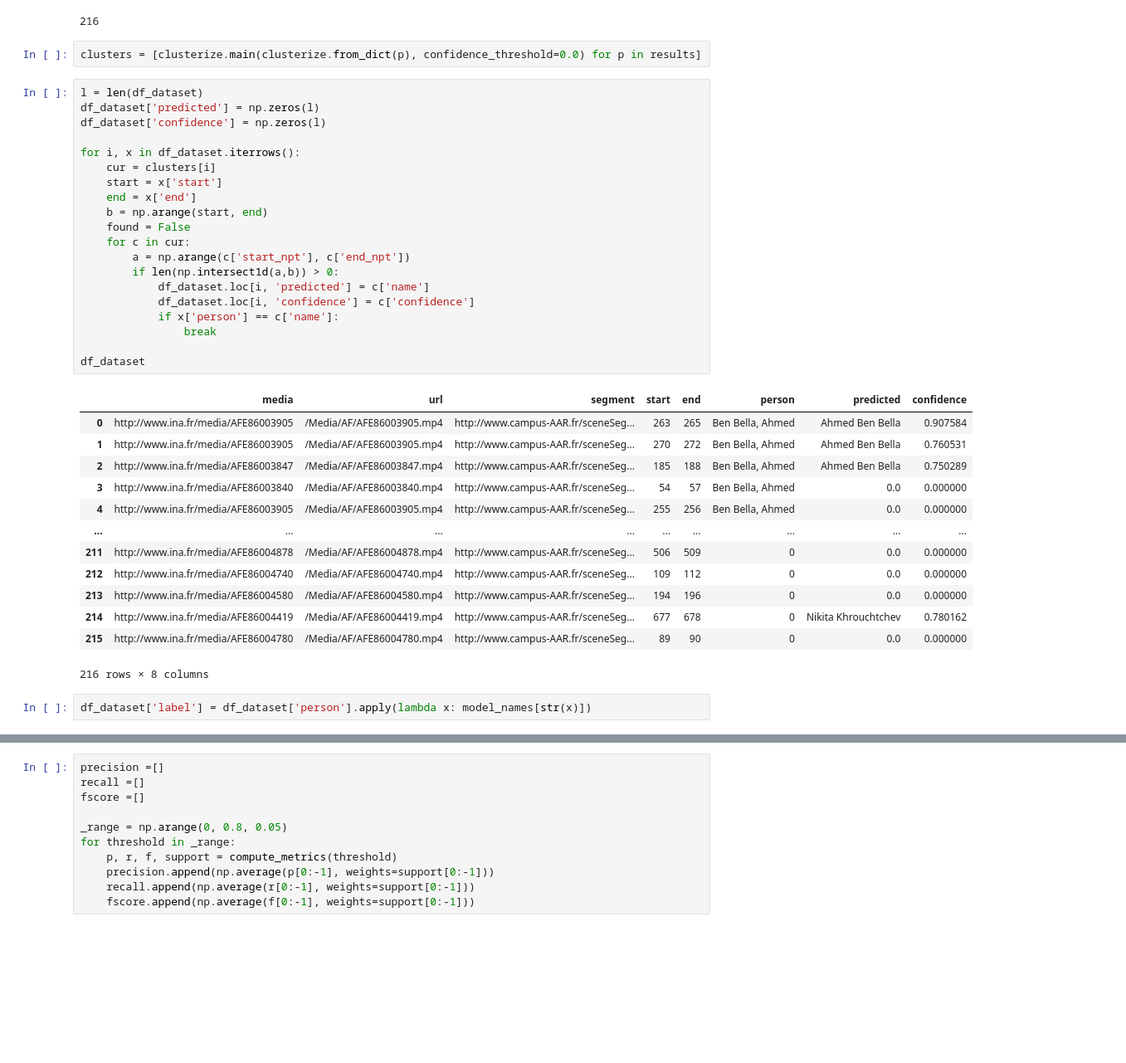
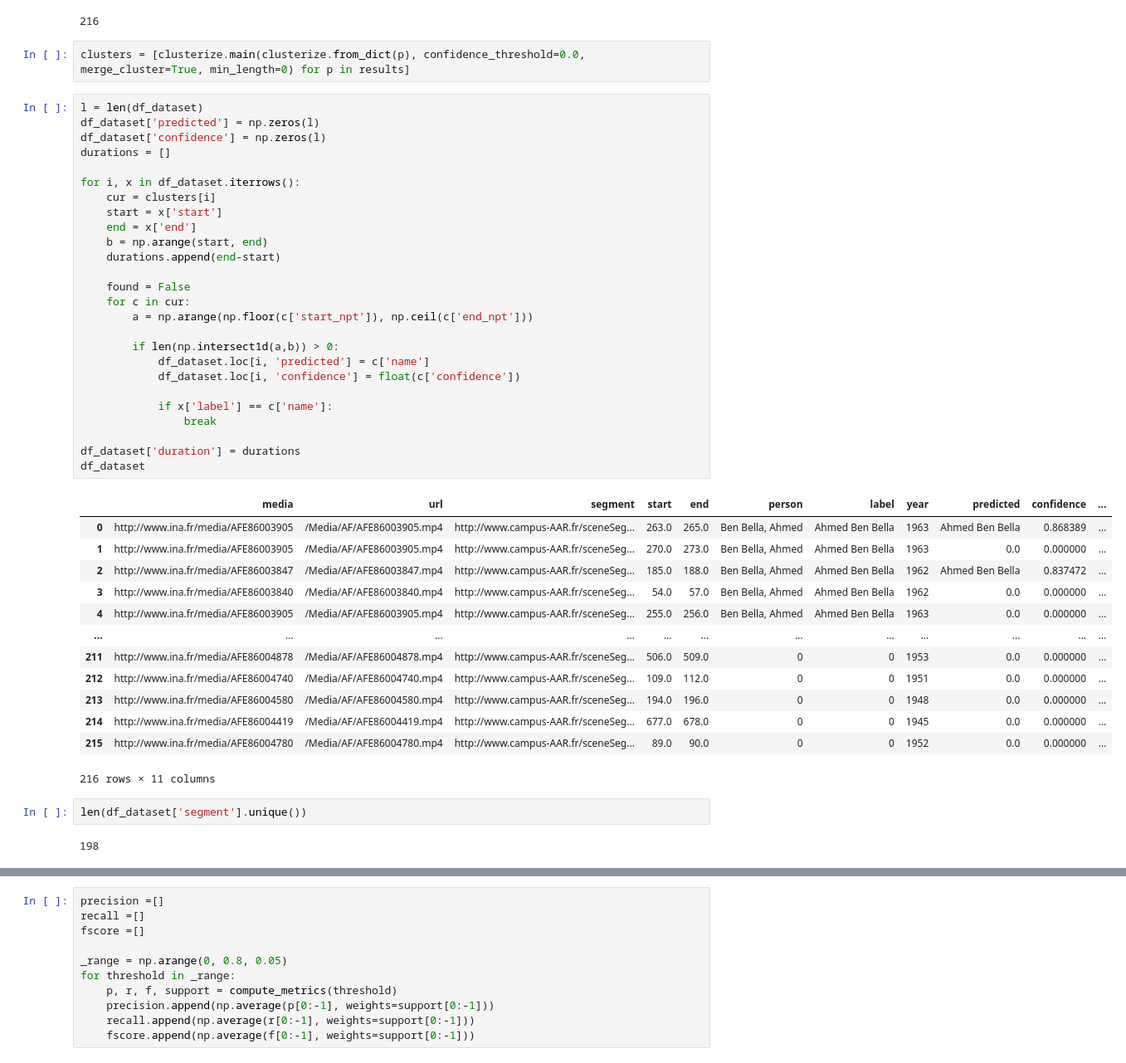
Before and after one commit to D2KLab/FaceRec, a Jupyter notebook: evaluation/evaluation_antract.ipynb, the cells around one changed output, grey strips where cells are left out. Shown at 83% size. Drawn from its saved outputs; the diff is of its cells as text; blank space fills up the shorter version.

```diff
--- a/evaluation/evaluation_antract.ipynb
+++ b/evaluation/evaluation_antract.ipynb
@@ -68,40 +95,48 @@ len(results)
 # %% [output]
 216
 # %%
-clusters = [clusterize.main(clusterize.from_dict(p), confidence_threshold=0.0) for p in results]
+clusters = [clusterize.main(clusterize.from_dict(p), confidence_threshold=0.0, merge_cluster=True, min_length=0) for p in results]
 # %%
 l = len(df_dataset)
 df_dataset['predicted'] = np.zeros(l)
 df_dataset['confidence'] = np.zeros(l)
+durations = []
 
 for i, x in df_dataset.iterrows():
     cur = clusters[i]
     start = x['start']
     end = x['end']
     b = np.arange(start, end)
+    durations.append(end-start)
+
     found = False
     for c in cur:
-        a = np.arange(c['start_npt'], c['end_npt'])
+        a = np.arange(np.floor(c['start_npt']), np.ceil(c['end_npt']))
+
         if len(np.intersect1d(a,b)) > 0:
             df_dataset.loc[i, 'predicted'] = c['name']
-            df_dataset.loc[i, 'confidence'] = c['confidence']
-            if x['person'] == c['name']:
+            df_dataset.loc[i, 'confidence'] = float(c['confidence'])
+
+            if x['label'] == c['name']:
                 break
 
+df_dataset['duration'] = durations
 df_dataset
 # %% [output]
-|  | media | url | segment | start | end | person | predicted | confidence |
-| 0 | http://www.ina.fr/media/AFE86003905 | /Media/AF/AFE86003905.mp4 | http://www.campus-AAR.fr/sceneSeg... | 263 | 265 | Ben Bella, Ahmed | Ahmed Ben Bella | 0.907584 |
-| 1 | http://www.ina.fr/media/AFE86003905 | /Media/AF/AFE86003905.mp4 | http://www.campus-AAR.fr/sceneSeg... | 270 | 272 | Ben Bella, Ahmed | Ahmed Ben Bella | 0.760531 |
-| 2 | http://www.ina.fr/media/AFE86003847 | /Media/AF/AFE86003847.mp4 | http://www.campus-AAR.fr/sceneSeg... | 185 | 188 | Ben Bella, Ahmed | Ahmed Ben Bella | 0.750289 |
-| 3 | http://www.ina.fr/media/AFE86003840 | /Media/AF/AFE86003840.mp4 | http://www.campus-AAR.fr/sceneSeg... | 54 | 57 | Ben Bella, Ahmed | 0.0 | 0.000000 |
-| 4 | http://www.ina.fr/media/AFE86003905 | /Media/AF/AFE86003905.mp4 | http://www.campus-AAR.fr/sceneSeg... | 255 | 256 | Ben Bella, Ahmed | 0.0 | 0.000000 |
-| ... | ... | ... | ... | ... | ... | ... | ... | ... |
-| 211 | http://www.ina.fr/media/AFE86004878 | /Media/AF/AFE86004878.mp4 | http://www.campus-AAR.fr/sceneSeg... | 506 | 509 | 0 | 0.0 | 0.000000 |
-| 212 | http://www.ina.fr/media/AFE86004740 | /Media/AF/AFE86004740.mp4 | http://www.campus-AAR.fr/sceneSeg... | 109 | 112 | 0 | 0.0 | 0.000000 |
-| 213 | http://www.ina.fr/media/AFE86004580 | /Media/AF/AFE86004580.mp4 | http://www.campus-AAR.fr/sceneSeg... | 194 | 196 | 0 | 0.0 | 0.000000 |
-| 214 | http://www.ina.fr/media/AFE86004419 | /Media/AF/AFE86004419.mp4 | http://www.campus-AAR.fr/sceneSeg... | 677 | 678 | 0 | Nikita Khrouchtchev | 0.780162 |
-| 215 | http://www.ina.fr/media/AFE86004780 | /Media/AF/AFE86004780.mp4 | http://www.campus-AAR.fr/sceneSeg... | 89 | 90 | 0 | 0.0 | 0.000000 |
+|  | media | url | segment | start | end | person | label | year | predicted | confidence | ... |
+| 0 | http://www.ina.fr/media/AFE86003905 | /Media/AF/AFE86003905.mp4 | http://www.campus-AAR.fr/sceneSeg... | 263.0 | 265.0 | Ben Bella, Ahmed | Ahmed Ben Bella | 1963 | Ahmed Ben Bella | 0.868389 | ... |
+| 1 | http://www.ina.fr/media/AFE86003905 | /Media/AF/AFE86003905.mp4 | http://www.campus-AAR.fr/sceneSeg... | 270.0 | 273.0 | Ben Bella, Ahmed | Ahmed Ben Bella | 1963 | 0.0 | 0.000000 | ... |
+| 2 | http://www.ina.fr/media/AFE86003847 | /Media/AF/AFE86003847.mp4 | http://www.campus-AAR.fr/sceneSeg... | 185.0 | 188.0 | Ben Bella, Ahmed | Ahmed Ben Bella | 1962 | Ahmed Ben Bella | 0.837472 | ... |
+| 3 | http://www.ina.fr/media/AFE86003840 | /Media/AF/AFE86003840.mp4 | http://www.campus-AAR.fr/sceneSeg... | 54.0 | 57.0 | Ben Bella, Ahmed | Ahmed Ben Bella | 1962 | 0.0 | 0.000000 | ... |
+| 4 | http://www.ina.fr/media/AFE86003905 | /Media/AF/AFE86003905.mp4 | http://www.campus-AAR.fr/sceneSeg... | 255.0 | 256.0 | Ben Bella, Ahmed | Ahmed Ben Bella | 1963 | 0.0 | 0.000000 | ... |
+| ... | ... | ... | ... | ... | ... | ... | ... | ... | ... | ... | ... |
+| 211 | http://www.ina.fr/media/AFE86004878 | /Media/AF/AFE86004878.mp4 | http://www.campus-AAR.fr/sceneSeg... | 506.0 | 509.0 | 0 | 0 | 1953 | 0.0 | 0.000000 | ... |
+| 212 | http://www.ina.fr/media/AFE86004740 | /Media/AF/AFE86004740.mp4 | http://www.campus-AAR.fr/sceneSeg... | 109.0 | 112.0 | 0 | 0 | 1951 | 0.0 | 0.000000 | ... |
+| 213 | http://www.ina.fr/media/AFE86004580 | /Media/AF/AFE86004580.mp4 | http://www.campus-AAR.fr/sceneSeg... | 194.0 | 196.0 | 0 | 0 | 1948 | 0.0 | 0.000000 | ... |
+| 214 | http://www.ina.fr/media/AFE86004419 | /Media/AF/AFE86004419.mp4 | http://www.campus-AAR.fr/sceneSeg... | 677.0 | 678.0 | 0 | 0 | 1945 | 0.0 | 0.000000 | ... |
+| 215 | http://www.ina.fr/media/AFE86004780 | /Media/AF/AFE86004780.mp4 | http://www.campus-AAR.fr/sceneSeg... | 89.0 | 90.0 | 0 | 0 | 1952 | 0.0 | 0.000000 | ... |
-216 rows × 8 columns
+216 rows × 11 columns
-# %%
-df_dataset['label'] = df_dataset['person'].apply(lambda x: model_names[str(x)])
+# %%
+len(df_dataset['segment'].unique())
+# %% [output]
+198
```
Also changed, not shown: parts of 23 cells of this notebook, 13 other files.
